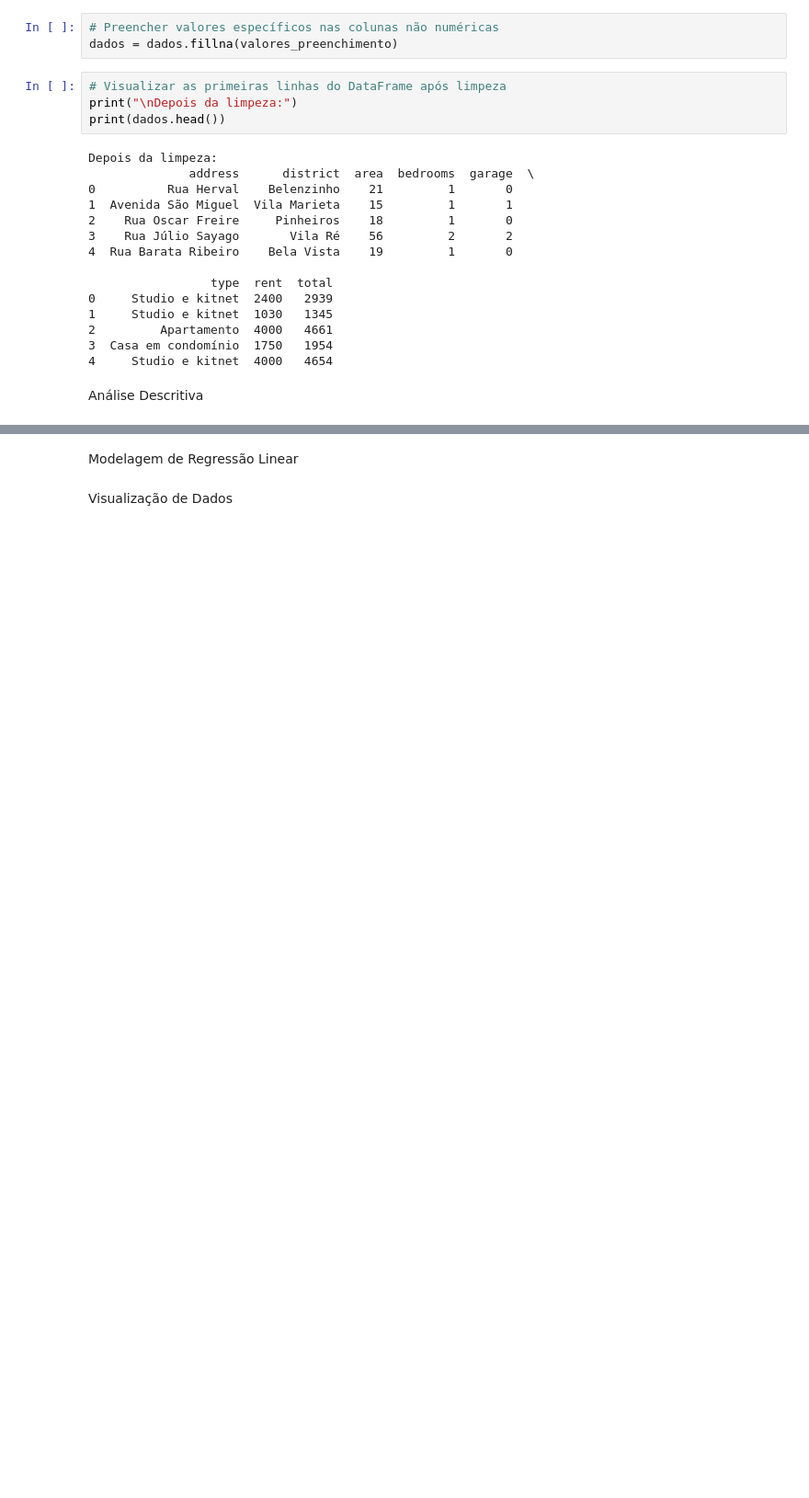
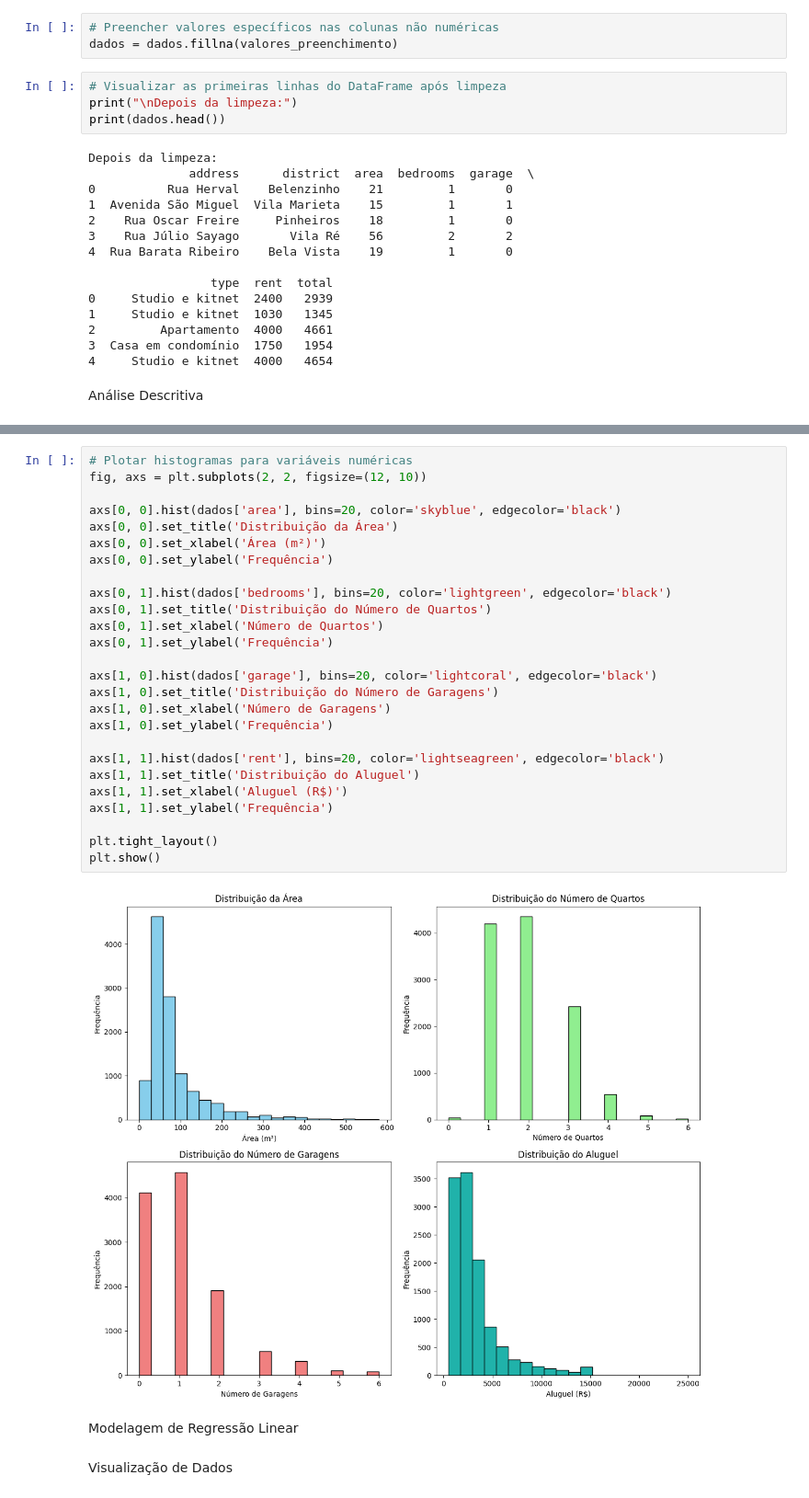
Before and after one commit to MateusMalvezzi/AnaliseePredicao, a Jupyter notebook: Projeto2_AnáliseePredição.ipynb, the cells around one changed output, grey strips where cells are left out. Shown at 92% size. Drawn from its saved outputs; the diff is of its cells as text; blank space fills up the shorter version.

```diff
--- a/Projeto2_AnáliseePredição.ipynb
+++ b/Projeto2_AnáliseePredição.ipynb
@@ -80,3 +118,31 @@ Análise Descritiva
+# %%
+# Plotar histogramas para variáveis numéricas
+fig, axs = plt.subplots(2, 2, figsize=(12, 10))
+
+axs[0, 0].hist(dados['area'], bins=20, color='skyblue', edgecolor='black')
+axs[0, 0].set_title('Distribuição da Área')
+axs[0, 0].set_xlabel('Área (m²)')
+axs[0, 0].set_ylabel('Frequência')
+
+axs[0, 1].hist(dados['bedrooms'], bins=20, color='lightgreen', edgecolor='black')
+axs[0, 1].set_title('Distribuição do Número de Quartos')
+axs[0, 1].set_xlabel('Número de Quartos')
+axs[0, 1].set_ylabel('Frequência')
+
+axs[1, 0].hist(dados['garage'], bins=20, color='lightcoral', edgecolor='black')
+axs[1, 0].set_title('Distribuição do Número de Garagens')
+axs[1, 0].set_xlabel('Número de Garagens')
+axs[1, 0].set_ylabel('Frequência')
+
+axs[1, 1].hist(dados['rent'], bins=20, color='lightseagreen', edgecolor='black')
+axs[1, 1].set_title('Distribuição do Aluguel')
+axs[1, 1].set_xlabel('Aluguel (R$)')
+axs[1, 1].set_ylabel('Frequência')
+
+plt.tight_layout()
+plt.show()
+# %% [output]
+[figure, added]
 # %% [markdown]
 Modelagem de Regressão Linear
 # %% [markdown]
```
Also changed, not shown: parts of 5 cells of this notebook.
